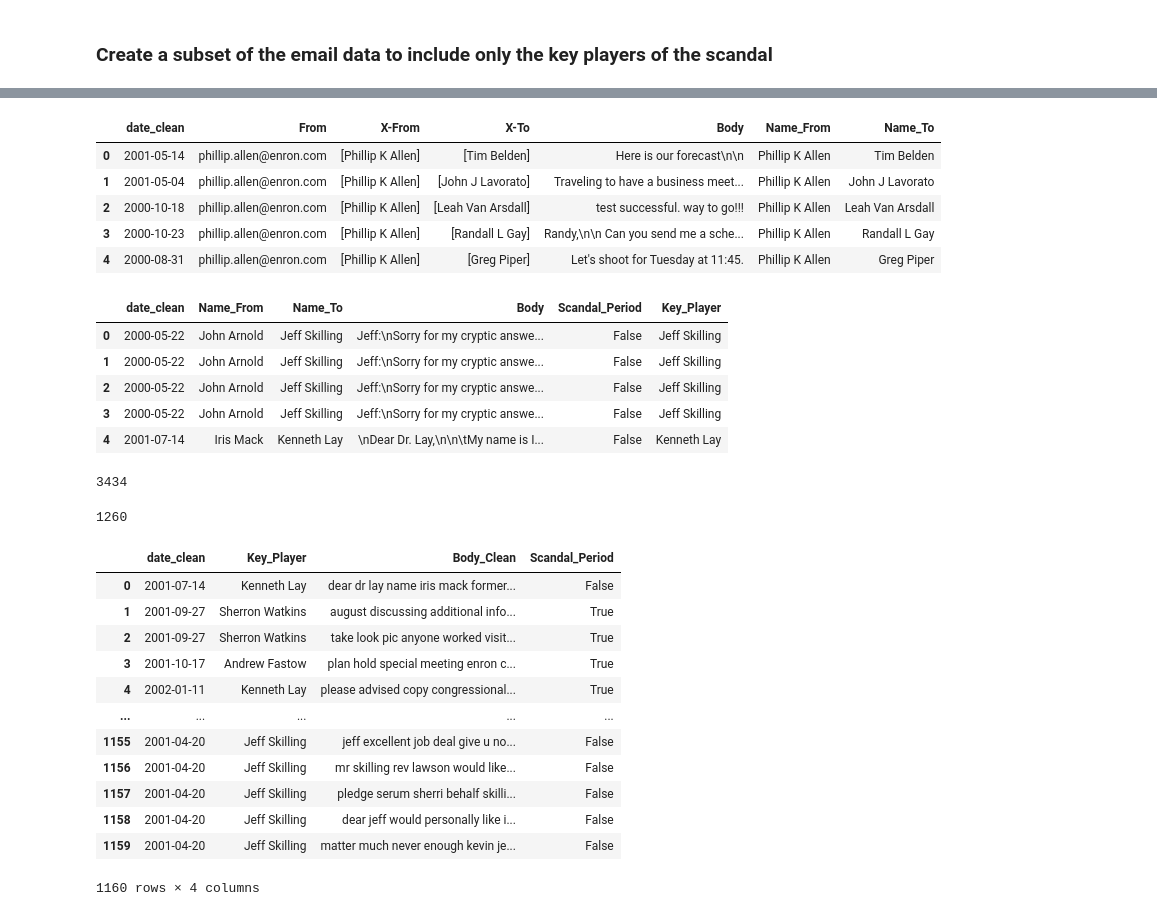
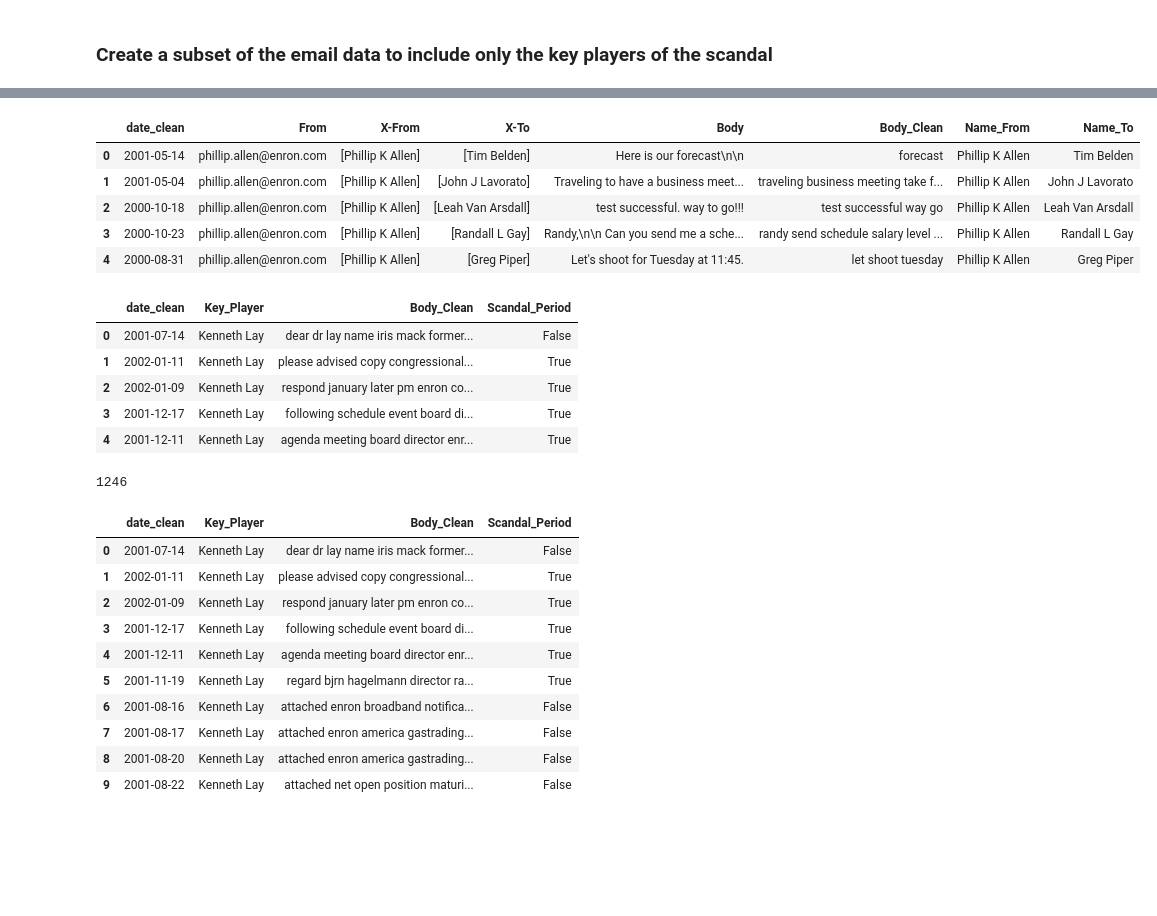
Before and after one commit to akikoiwamizu/enron-vizards, a Jupyter notebook: viz/altair/clouds-akiko.ipynb, the cells around one changed output, grey strips where cells are left out. Cells and saved outputs as stored; diff of their text form; code cells hidden in the pictures; blank space fills up the shorter version.

```diff
--- a/viz/altair/clouds-akiko.ipynb
+++ b/viz/altair/clouds-akiko.ipynb
@@ -71,5 +71,6 @@ print(os.listdir("../../data"))
 # %%
 df = pd.read_csv("../../data/emails_clean.csv",
+                 index_col=False,
                  converters=
                  {
                      "X-From": literal_eval,
@@ -129,8 +129,6 @@ def clean_names(name_list):
     for i, name in enumerate(name_list):
         if name in andrew_fastow:
             name_list[i] = "Andrew Fastow"
-        elif name in arthur_andersen:
-            name_list[i] = "Arthur Andersen"
         elif name in jeff_skilling:
             name_list[i] = "Jeff Skilling"
         elif name in ken_lay:
@@ -153,0 +205,2 @@ df_clean.head()
+# %%
+df_clean["Body_Clean"] = df_clean["Body"].apply(lambda x: clean_string(x, stem='Lem'))
@@ -420,37 +312,35 @@ key_players_after.head()
 # %%
 # Email authors + their messages
-key_players = df_clean[["date_clean", "From", "X-From", "X-To", "Body"]].reset_index(drop=True)
+key_players = df_clean[["date_clean", "From", "X-From", "X-To", "Body", "Body_Clean"]].reset_index(drop=True)
 
 # Clean up "From" field
 key_players["Name_From"] = key_players["X-From"].str[0]
 key_players["Name_To"] = key_players["X-To"].str[0]
 key_players["Name_From"] = key_players["Name_From"].apply(lambda x: x.split("@")[0].replace("\"", "").replace("'", "").replace(".", " ").replace("_", " ").strip().title())
 key_players["Name_To"] = key_players["Name_To"].apply(lambda x: x.split("@")[0].replace("\"", "").replace("'", "").replace(".", " ").replace("_", " ").strip().title())
 key_players.head()
 # %% [output]
-|  | date_clean | From | X-From | X-To | Body | Name_From | Name_To |
-| 0 | 2001-05-14 | phillip.allen@enron.com | [Phillip K Allen] | [Tim Belden] | Here is our forecast\n\n | Phillip K Allen | Tim Belden |
-| 1 | 2001-05-04 | phillip.allen@enron.com | [Phillip K Allen] | [John J Lavorato] | Traveling to have a business meet... | Phillip K Allen | John J Lavorato |
-| 2 | 2000-10-18 | phillip.allen@enron.com | [Phillip K Allen] | [Leah Van Arsdall] | test successful. way to go!!! | Phillip K Allen | Leah Van Arsdall |
-| 3 | 2000-10-23 | phillip.allen@enron.com | [Phillip K Allen] | [Randall L Gay] | Randy,\n\n Can you send me a sche... | Phillip K Allen | Randall L Gay |
-| 4 | 2000-08-31 | phillip.allen@enron.com | [Phillip K Allen] | [Greg Piper] | Let's shoot for Tuesday at 11:45. | Phillip K Allen | Greg Piper |
+|  | date_clean | From | X-From | X-To | Body | Body_Clean | Name_From | Name_To |
+| 0 | 2001-05-14 | phillip.allen@enron.com | [Phillip K Allen] | [Tim Belden] | Here is our forecast\n\n | forecast | Phillip K Allen | Tim Belden |
+| 1 | 2001-05-04 | phillip.allen@enron.com | [Phillip K Allen] | [John J Lavorato] | Traveling to have a business meet... | traveling business meeting take f... | Phillip K Allen | John J Lavorato |
+| 2 | 2000-10-18 | phillip.allen@enron.com | [Phillip K Allen] | [Leah Van Arsdall] | test successful. way to go!!! | test successful way go | Phillip K Allen | Leah Van Arsdall |
+| 3 | 2000-10-23 | phillip.allen@enron.com | [Phillip K Allen] | [Randall L Gay] | Randy,\n\n Can you send me a sche... | randy send schedule salary level ... | Phillip K Allen | Randall L Gay |
+| 4 | 2000-08-31 | phillip.allen@enron.com | [Phillip K Allen] | [Greg Piper] | Let's shoot for Tuesday at 11:45. | let shoot tuesday | Phillip K Allen | Greg Piper |
 # %%
 # Create a subset of email messages from key players in the scandal
-key_names = ["Andrew Fastow", "Jeff Skilling", "Kenneth Lay", "Sherron Watkins"]
-
+key_names = ["Jeff Skilling", "Kenneth Lay"]
 key_players = key_players.loc[key_players["Name_From"].isin(key_names) |
                               key_players["Name_To"].isin(key_names)].reset_index(drop=True)
+key_players["Key_Player"] = key_players.apply(get_key_player_name, axis=1)
+key_players["Scandal_Period"] = np.where(key_players["date_clean"] >= "2001-09-30", True, False)
+key_players = key_players[["date_clean", "Key_Player", "Body_Clean", "Scandal_Period"]]
 
-key_players["Key_Player"] = key_players.apply(get_key_player_name, axis=1)
-
-key_players["Scandal_Period"] = np.where(key_players["date_clean"] >= "2001-09-01", True, False)
-
-key_players.drop_duplicates()
-key_players.head()
+key_players_clean = key_players.drop_duplicates(keep=False).reset_index(drop=True)
+key_players_clean.head()
 # %% [output]
-|  | date_clean | Name_From | Name_To | Body | Scandal_Period | Key_Player |
-| 0 | 2000-05-22 | John Arnold | Jeff Skilling | Jeff:\nSorry for my cryptic answe... | False | Jeff Skilling |
-| 1 | 2000-05-22 | John Arnold | Jeff Skilling | Jeff:\nSorry for my cryptic answe... | False | Jeff Skilling |
-| 2 | 2000-05-22 | John Arnold | Jeff Skilling | Jeff:\nSorry for my cryptic answe... | False | Jeff Skilling |
-| 3 | 2000-05-22 | John Arnold | Jeff Skilling | Jeff:\nSorry for my cryptic answe... | False | Jeff Skilling |
-| 4 | 2001-07-14 | Iris Mack | Kenneth Lay | \nDear Dr. Lay,\n\n\tMy name is I... | False | Kenneth Lay |
+|  | date_clean | Key_Player | Body_Clean | Scandal_Period |
+| 0 | 2001-07-14 | Kenneth Lay | dear dr lay name iris mack former... | False |
+| 1 | 2002-01-11 | Kenneth Lay | please advised copy congressional... | True |
+| 2 | 2002-01-09 | Kenneth Lay | respond january later pm enron co... | True |
+| 3 | 2001-12-17 | Kenneth Lay | following schedule event board di... | True |
+| 4 | 2001-12-11 | Kenneth Lay | agenda meeting board director enr... | True |
@@ -469,27 +347,18 @@ def get_key_player_name(df):
-# %%
-# Next apply the clean_string function to the text
-key_players["Body_Clean"] = key_players["Body"].apply(lambda x: clean_string(x, stem='Lem'))
-key_players = key_players[["date_clean", "Key_Player", "Body_Clean", "Scandal_Period"]]
-# %% [output]
-3434
 # %%
-key_players_clean = key_players.drop_duplicates(keep=False).reset_index(drop=True)
 len(key_players_clean)
 # %% [output]
-1260
+1246
 # %%
-key_players_clean.head(-100)
+key_players_clean.head(10)
 # %% [output]
 |  | date_clean | Key_Player | Body_Clean | Scandal_Period |
 | 0 | 2001-07-14 | Kenneth Lay | dear dr lay name iris mack former... | False |
-| 1 | 2001-09-27 | Sherron Watkins | august discussing additional info... | True |
-| 2 | 2001-09-27 | Sherron Watkins | take look pic anyone worked visit... | True |
-| 3 | 2001-10-17 | Andrew Fastow | plan hold special meeting enron c... | True |
-| 4 | 2002-01-11 | Kenneth Lay | please advised copy congressional... | True |
-| ... | ... | ... | ... | ... |
-| 1155 | 2001-04-20 | Jeff Skilling | jeff excellent job deal give u no... | False |
-| 1156 | 2001-04-20 | Jeff Skilling | mr skilling rev lawson would like... | False |
-| 1157 | 2001-04-20 | Jeff Skilling | pledge serum sherri behalf skilli... | False |
-| 1158 | 2001-04-20 | Jeff Skilling | dear jeff would personally like i... | False |
-| 1159 | 2001-04-20 | Jeff Skilling | matter much never enough kevin je... | False |
+| 1 | 2002-01-11 | Kenneth Lay | please advised copy congressional... | True |
+| 2 | 2002-01-09 | Kenneth Lay | respond january later pm enron co... | True |
+| 3 | 2001-12-17 | Kenneth Lay | following schedule event board di... | True |
+| 4 | 2001-12-11 | Kenneth Lay | agenda meeting board director enr... | True |
+| 5 | 2001-11-19 | Kenneth Lay | regard bjrn hagelmann director ra... | True |
+| 6 | 2001-08-16 | Kenneth Lay | attached enron broadband notifica... | False |
+| 7 | 2001-08-17 | Kenneth Lay | attached enron america gastrading... | False |
+| 8 | 2001-08-20 | Kenneth Lay | attached enron america gastrading... | False |
+| 9 | 2001-08-22 | Kenneth Lay | attached net open position maturi... | False |
-1160 rows × 4 columns
```
Also changed, not shown: parts of 36 cells of this notebook.
